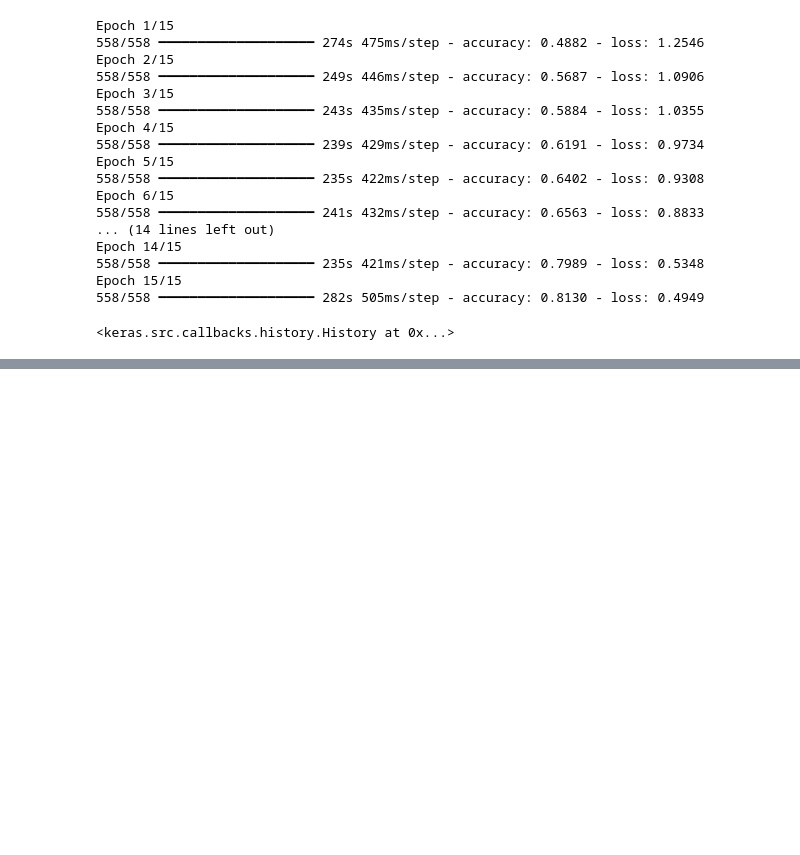
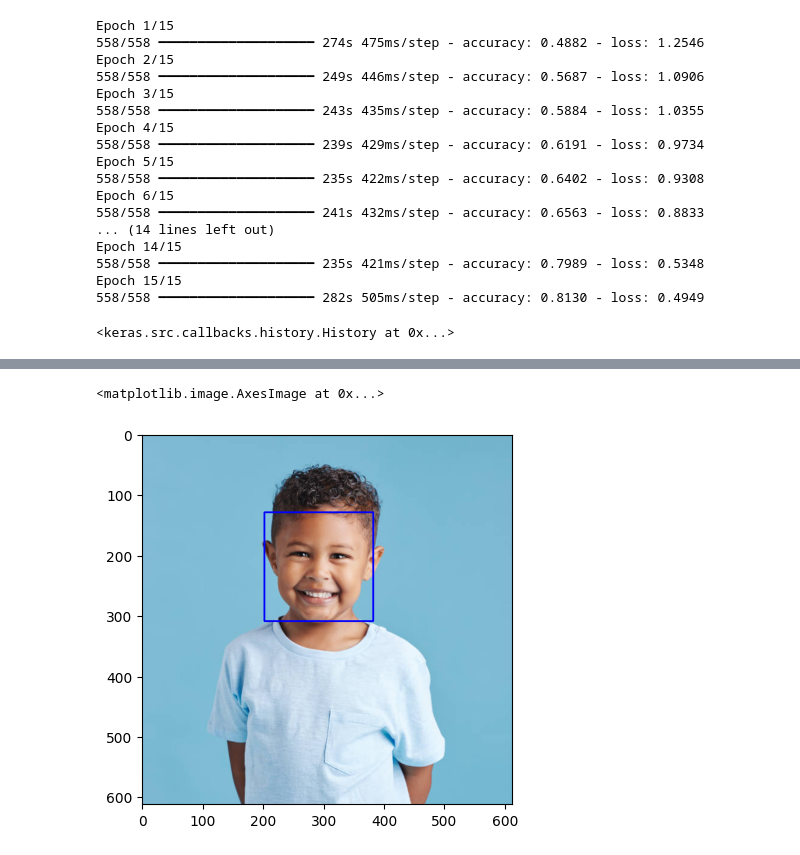
Before and after one commit to cloudyDays-m/Real-life-emotion-recognition-with-corresponding-hampter-image, a Jupyter notebook: my_notebook.ipynb, the cells around one changed output, grey strips where cells are left out. Cells and saved outputs as stored; diff of their text form; code cells hidden in the pictures; blank space fills up the shorter version.

```diff
--- a/my_notebook.ipynb
+++ b/my_notebook.ipynb
@@ -144,0 +216,5 @@ Epoch 15/15
+# %%
+plt.imshow(cv2.cvtColor(frame, cv2.COLOR_BGR2RGB))
+# %% [output]
+<matplotlib.image.AxesImage at 0x...>
+[figure, added]
```
Also changed, not shown: parts of 12 cells of this notebook, 1 other file.
